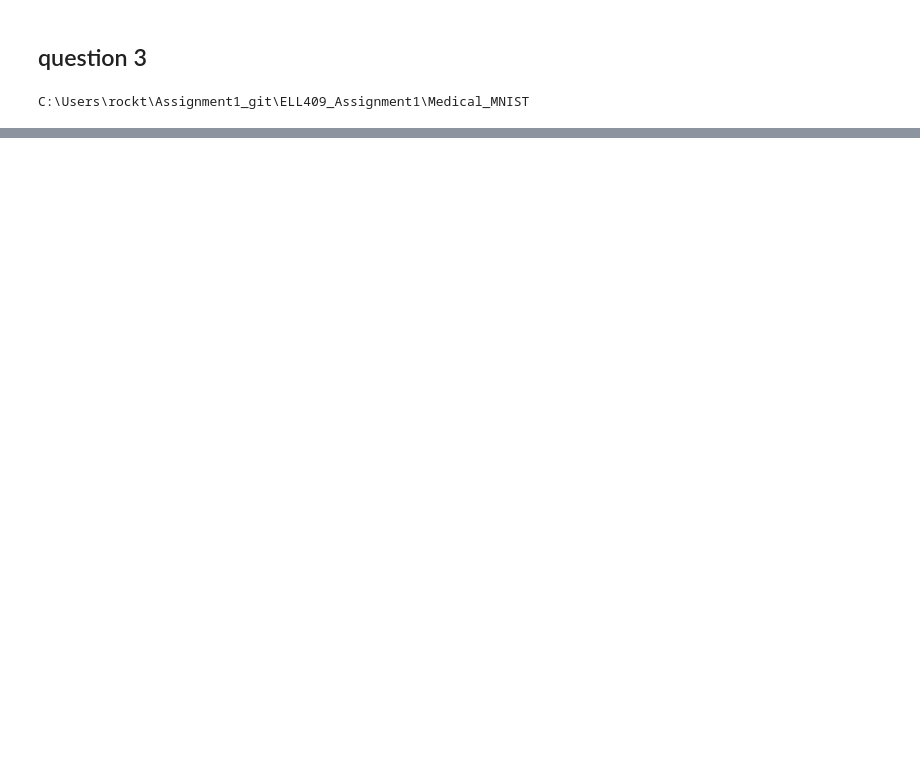
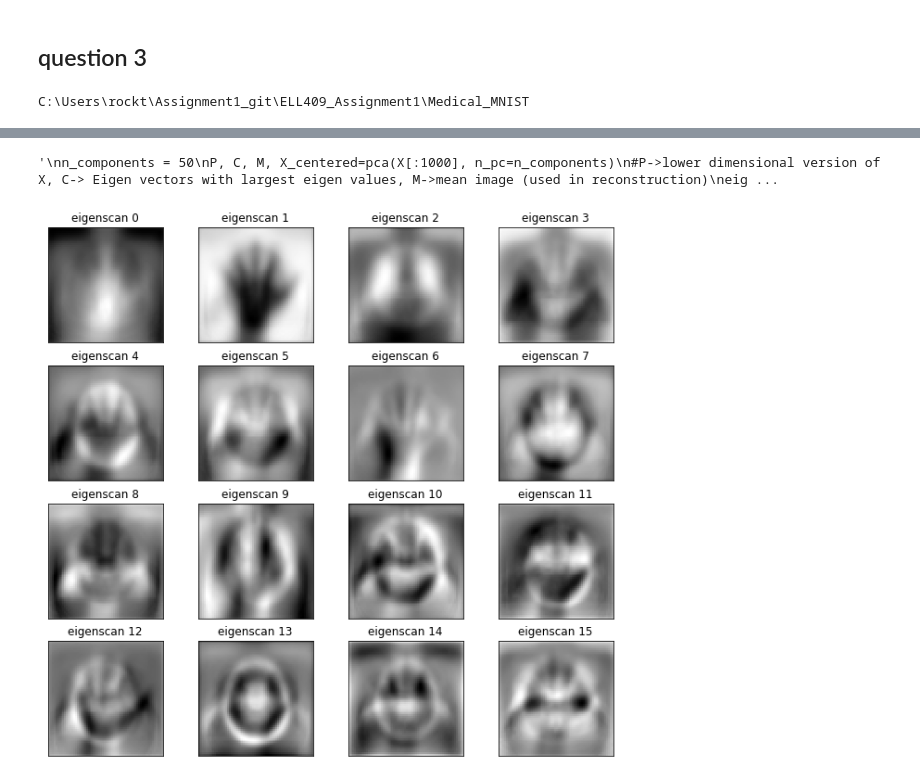
Before and after one commit to varundesai10/ELL409_Assignment1, a Jupyter notebook: NAIVE_CLASSIFIER.ipynb, the cells around one changed output, grey strips where cells are left out. Drawn from its saved outputs; the diff is of its cells as text; code cells hidden in the pictures; blank space fills up the shorter version.

```diff
--- a/NAIVE_CLASSIFIER.ipynb
+++ b/NAIVE_CLASSIFIER.ipynb
@@ -288,0 +325,67 @@ C:\Users\rockt\Assignment1_git\ELL409_Assignment1\Medical_MNIST
+# %%
+#Lets try to do PCA on the input images??
+h, w = 64, 64
+'''
+def pca(X, n_pc):
+    n_samples, n_features = X.shape
+    mean = np.mean(X, axis=0)
+    centered_data = X-mean
+    U, S, V = np.linalg.svd(centered_data)
+    components = V[:n_pc]
+    projected = U[:,:n_pc]*S[:n_pc]
+
+    return projected, components, mean, centered_data
+    #credits to https://towardsdatascience.com/eigenfaces-recovering-humans-from-ghosts-17606c328184 for helping me write PCA
+    #and saving me a few hours.
+'''
+"""It helps visualising the portraits from the dataset."""
+def plot_portraits(images, titles, h, w, n_row, n_col):
+    plt.figure(figsize=(2.2 * n_col, 2.2 * n_row))
+    plt.subplots_adjust(bottom=0, left=.01, right=.99, top=.90, hspace=.20)
+    for i in range(n_row * n_col):
+        plt.subplot(n_row, n_col, i + 1)
+        plt.imshow(images[i].reshape((h, w)), cmap=plt.cm.gray)
+        plt.title(titles[i])
+        plt.xticks(())
+        plt.yticks(())
+'''
+n_components = 50
+P, C, M, X_centered=pca(X[:1000], n_pc=n_components)
+#P->lower dimensional version of X, C-> Eigen vectors with largest eigen values, M->mean image (used in reconstruction)
+eigenscans = C.reshape((n_components, h, w))
+eigenscan_titles = ["eigenscan %d" % i for i in range(eigenscans.shape[0])]
+plot_portraits(eigenscans, eigenscan_titles, h, w, 4, 4)
+'''
+# %% [output]
+'\nn_components = 50\nP, C, M, X_centered=pca(X[:1000], n_pc=n_components)\n#P->lower dimensional version of X, C-> Eigen vectors with largest eigen values, M->mean image (used in reconstruction)\neig ...
+# %%
+X_samples = list()
+Y_samples = list()
+X_samples.append(list(X))
+Y_samples.append(list(Y))
+X_samples.append(list(X_test))
+Y_samples.append(list(Y_test))
+X_samples = sum(X_samples, [])
+Y_samples = sum(Y_samples, [])
+X_samples = np.array(X_samples)
+Y_samples = np.array(Y_samples)
+# %%
+def fastpca(X, n_pc):
+    n_samples, n_features = X.shape
+    mean = np.mean(X, axis=0)
+    centered_data = X-mean
+    svd = TruncatedSVD(n_components=n_pc, n_iter=7, random_state=42)
+    svd.fit(X)
+    #U, S, V = np.linalg.svd(centered_data)
+    components = svd.components_
+    #projected = U[:,:n_pc]*S[:n_pc]
+    projected = svd.transform(X)
+    return projected, components, mean, centered_data
+# %%
+X_red, C, M, X_centered=fastpca(X_samples, n_pc=n_components)
+#X_red->lower dimensional version of X, C-> Eigen vectors with largest eigen values, M->mean image (used in reconstruction)
+eigenscans = C.reshape((n_components, h, w))
+eigenscan_titles = ["eigenscan %d" % i for i in range(eigenscans.shape[0])]
+plot_portraits(eigenscans, eigenscan_titles, h, w, 4, 4)
+# %% [output]
+[figure, added]
```
Also changed, not shown: parts of 34 cells of this notebook, 1 other file.
